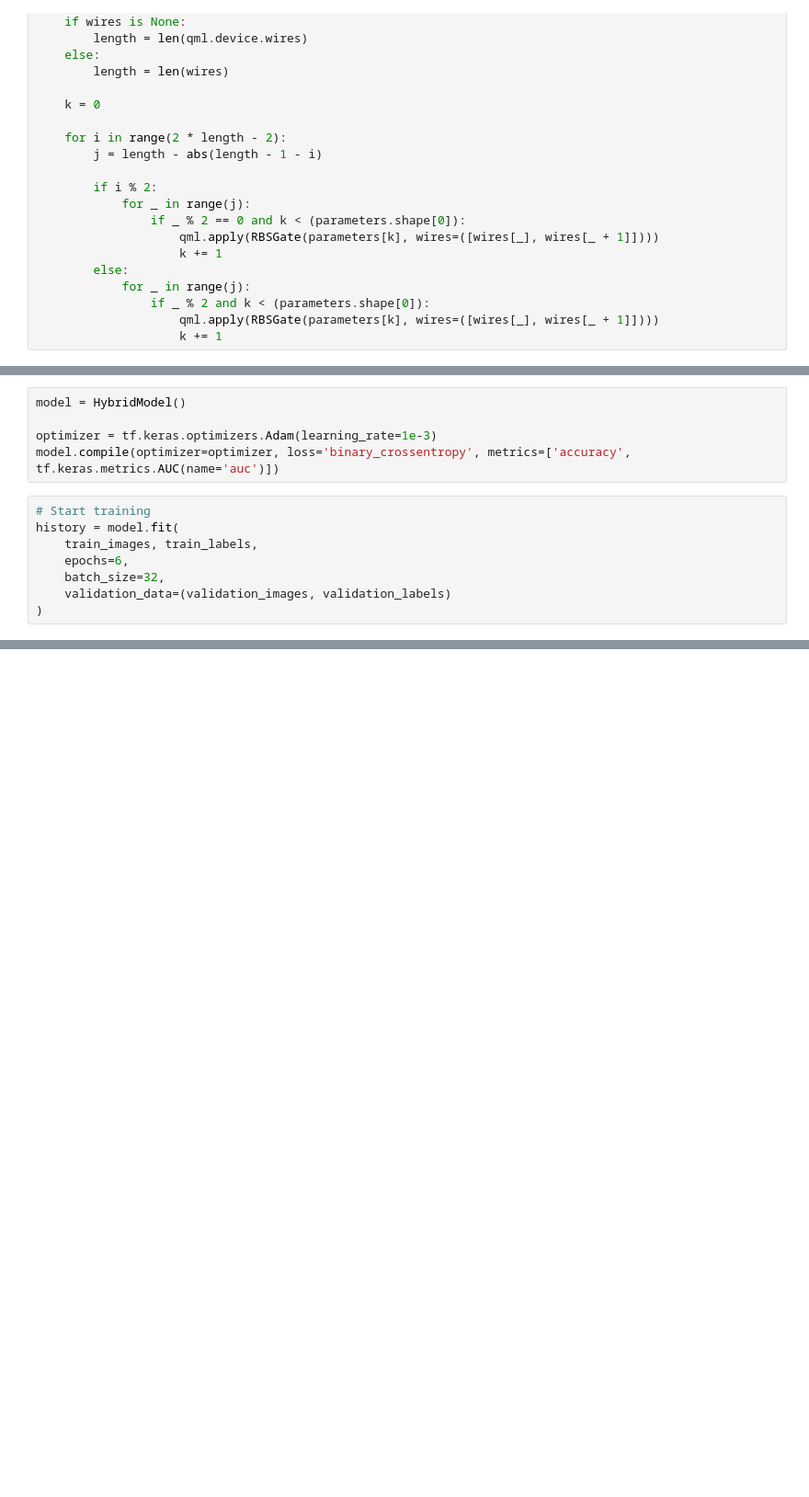
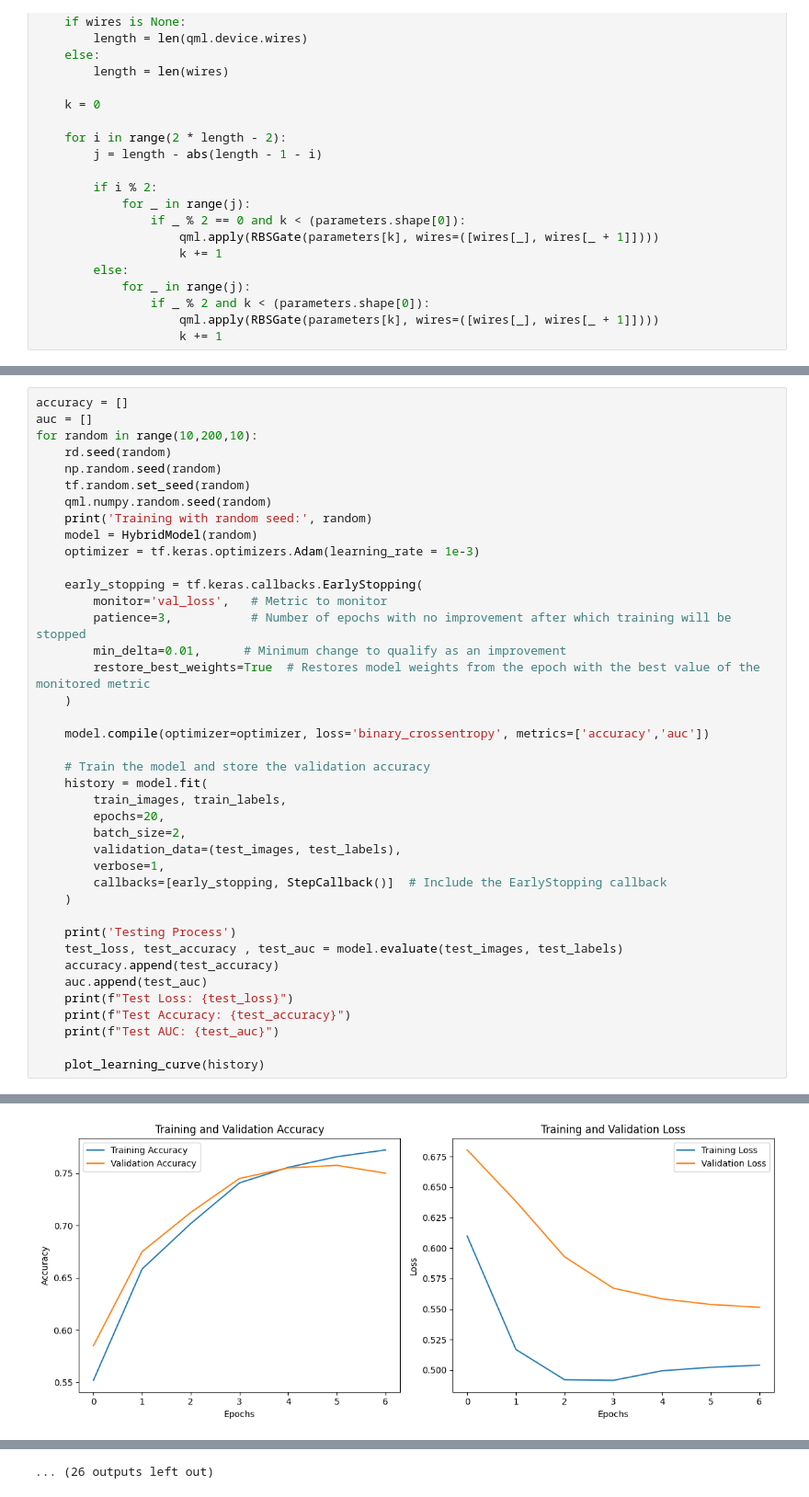
Before and after one commit to khanhha1005/Q-Drop-Implementation, a Jupyter notebook: experiment_backprop_PGP/Retina_MedMNIST_2_Class.ipynb, the cells around one changed output, grey strips where cells are left out. Shown at 92% size. Drawn from its saved outputs; the diff is of its cells as text; blank space fills up the shorter version.

```diff
--- a/experiment_backprop_PGP/Retina_MedMNIST_2_Class.ipynb
+++ b/experiment_backprop_PGP/Retina_MedMNIST_2_Class.ipynb
@@ -375,15 +436,2 @@ class HybridModel(tf.keras.Model):
         # Return a dictionary of metric results
         return {m.name: m.result() for m in self.metrics}
-# %%
-model = HybridModel()
-
-optimizer = tf.keras.optimizers.Adam(learning_rate=1e-3)
-model.compile(optimizer=optimizer, loss='binary_crossentropy', metrics=['accuracy', tf.keras.metrics.AUC(name='auc')])
-# %%
-# Start training
-history = model.fit(
-    train_images, train_labels,
-    epochs=6,
-    batch_size=32,
-    validation_data=(validation_images, validation_labels)
-)
@@ -426,0 +440,41 @@ Test AUC: 0.8409062623977661
+# %%
+accuracy = []
+auc = []
+for random in range(10,200,10):
+    rd.seed(random)
+    np.random.seed(random)
+    tf.random.set_seed(random)
+    qml.numpy.random.seed(random)
+    print('Training with random seed:', random)
+    model = HybridModel(random)
+    optimizer = tf.keras.optimizers.Adam(learning_rate = 1e-3)
+
+    early_stopping = tf.keras.callbacks.EarlyStopping(
+        monitor='val_loss',   # Metric to monitor
+        patience=3,           # Number of epochs with no improvement after which training will be stopped
+        min_delta=0.01,      # Minimum change to qualify as an improvement
+        restore_best_weights=True  # Restores model weights from the epoch with the best value of the monitored metric
+    )
+
+    model.compile(optimizer=optimizer, loss='binary_crossentropy', metrics=['accuracy','auc'])
+
+    # Train the model and store the validation accuracy
+    history = model.fit(
+        train_images, train_labels,
+        epochs=20,
+        batch_size=2,
+        validation_data=(test_images, test_labels),
+        verbose=1,
+        callbacks=[early_stopping, StepCallback()]  # Include the EarlyStopping callback
+    )
+
+    print('Testing Process')
+    test_loss, test_accuracy , test_auc = model.evaluate(test_images, test_labels)
+    accuracy.append(test_accuracy)
+    auc.append(test_auc)
+    print(f"Test Loss: {test_loss}")
+    print(f"Test Accuracy: {test_accuracy}")
+    print(f"Test AUC: {test_auc}")
+
+    plot_learning_curve(history)
+# %% [output]
@@ -426,0 +501 @@ Test AUC: 0.8409062623977661
+[figure, added]
@@ -426,0 +577 @@ Test AUC: 0.8409062623977661
+... (26 outputs left out)
```
Also changed, not shown: parts of 18 cells of this notebook, 9 other files.
